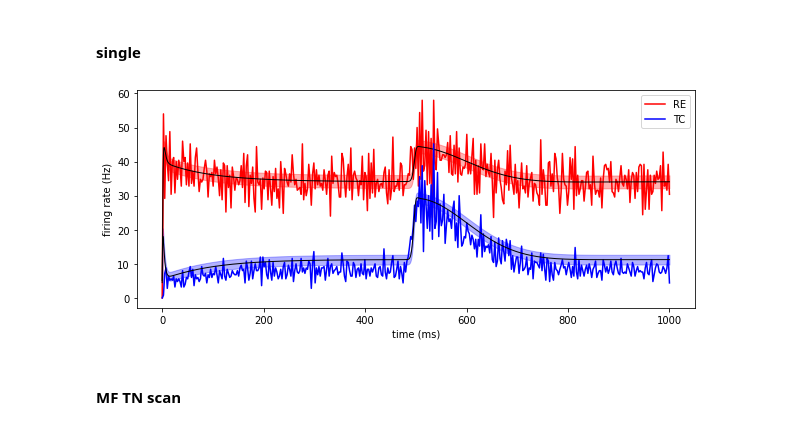
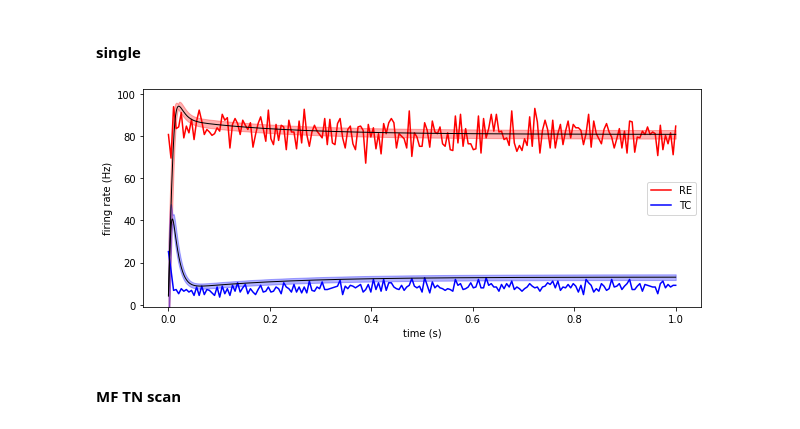
Before and after one commit to SiodhachanOSullivan/MF-Thalamus, a Jupyter notebook: plots.ipynb, the cells around one changed output. Saved outputs shown, nothing was run; the diff lists cells and outputs as text; code cells hidden in the pictures.

Commit message:
noise+comps

```diff
--- a/plots.ipynb
+++ b/plots.ipynb
@@ -4,30 +4,27 @@ import matplotlib.pyplot as plt
 # %% [markdown]
 #### single
 # %%
-i = 'stim'
-j = 'we'
-MFfe, MFfi = np.load(f'data\\MF_out_{j}.npy')
-# MFfe-=2
-# MFfi-=4
-MFcee, MFcii = np.load(f'data\\MF_out_cov.npy')
+i = '10Hz'
+MFfe, MFfi = np.load(f'data\\MF_out_{i}.npy')
+MFcee, MFcii = np.load(f'data\\MF_out_cov_{i}.npy')
 TNfe, TNfi = np.load(f'data\\TNetwork_out_{i}.npy')
-MFtt = np.linspace(0,1000, MFfe.size)
-TNtt = np.linspace(0,1000, TNfe.size)
+MFtt = np.linspace(0,1, MFfe.size)
+TNtt = np.linspace(0,1, TNfe.size)
 # %%
 plt.figure(figsize=(10,4))
 plt.plot(TNtt, TNfi, 'r', label='RE')
 plt.plot(MFtt, MFfi, 'black', lw=1, alpha=1)
 plt.fill_between(MFtt, MFfi-MFcii, MFfi+MFcii, color='r', alpha=0.3)
 plt.plot(TNtt, TNfe, 'b', label='TC')
 plt.plot(MFtt, MFfe, 'black', lw=1, alpha=1)
 plt.fill_between(MFtt, MFfe-MFcee, MFfe+MFcee, color='b', alpha=0.3)
 
-# plt.ylim(0,30)
-plt.xlabel("time (ms)")
+plt.ylim(-1)
+plt.xlabel("time (s)")
 plt.ylabel("firing rate (Hz)")
 plt.legend()
-# plt.savefig(f"gfx\\comp_{i}_1order.png", dpi=250)
+plt.savefig(f"gfx\\comp_{i}.png", dpi=250)
 # %% [output]
-[figure, old version]
+[figure, new version]
 # %% [markdown]
 #### MF TN scan
```
Also changed, not shown: parts of 12 cells of this notebook, 5 other files.
